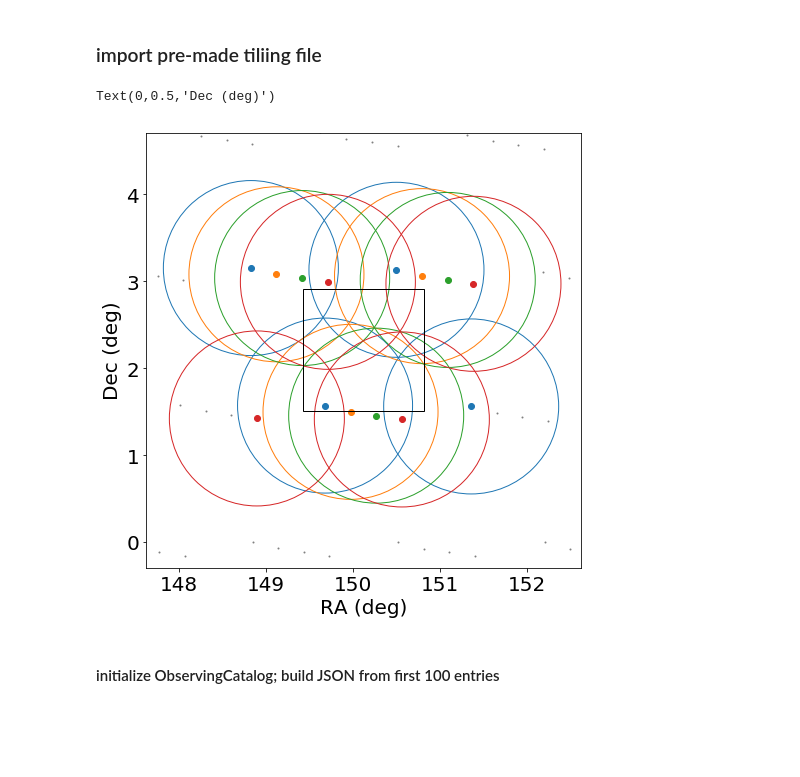
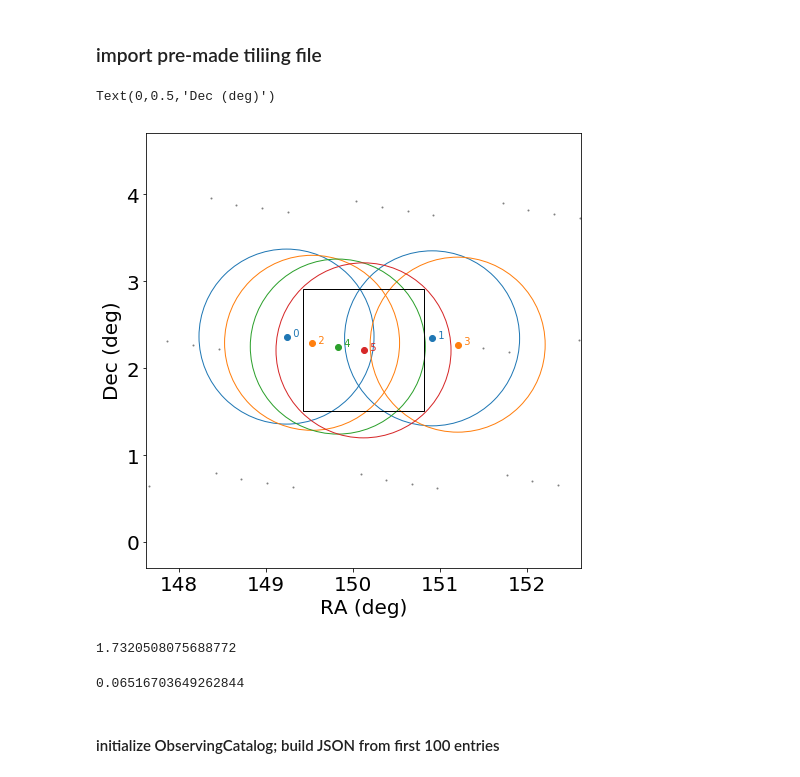
Before and after one commit to MerianSurvey/skipper, a Jupyter notebook: notebooks/JSONTest.ipynb, the cells around one changed output. Cells and saved outputs as stored; diff of their text form; code cells hidden in the pictures; blank space fills up the shorter version.

Commit message:
update with restricted COSMOS pointings

```diff
--- a/notebooks/JSONTest.ipynb
+++ b/notebooks/JSONTest.ipynb
@@ -19,6 +19,12 @@ pass_num2 = data2['PASS']
 ra2 = data2['RA']
 dec2 = data2['DEC']
 circle_radius = (3.18/np.pi)**0.5
+
+# \\ Add shift to center on COSMOS
+rashift = 0.4097
+decshift = -0.78789
+ra2 += rashift
+dec2 += decshift
 # %%
 # \\ COSMOS region
 center = coordinates.SkyCoord ("10h00m28.6s+02d12m21.0s")
@@ -60,32 +66,43 @@ def in_cosmos ( ra, dec, radius ):
 # %%
 fig = plt.figure ( figsize=(8,8))
 ax = plt.subplot(111, aspect='equal')
 rect = patches.Rectangle ( [center.ra.deg - size[0]/2, center.dec.deg - size[1]/2],
                           width = size[0],
                           height= size[1],
                          fc='None', ec='k')
 ax.scatter ( ra2, dec2, color='grey', s=1)
 
 ra_l = []
 dec_l = []
+jj = 0
 for ra,dec,passn in zip(ra2[in_cosmos_rough], dec2[in_cosmos_rough], pass_num2[in_cosmos_rough]):
-    if not in_cosmos(ra,dec,circle_radius):
+    if not in_cosmos(ra,dec,circle_radius*0.5):
         continue
     color = f'C{passn-1}'
     circ = patches.Circle ( [ra,dec], radius=circle_radius, fc='None', ec=color)
     ax.add_patch(circ)
     ax.scatter(ra,dec, color=color)
+    ax.text ( ra, dec, f'  {jj}', color=color, size=10 )
+    jj += 1
     ra_l.append(ra)
     dec_l.append(dec)
 ax.add_patch (rect)
 ax.set_xlim ( center.ra.deg - 2.5,  center.ra.deg  + 2.5)
 ax.set_ylim ( center.dec.deg- 2.5,  center.dec.deg + 2.5)
 
 ax.set_xlabel ( 'RA (deg)')
 ax.set_ylabel ('Dec (deg)')
 # %% [output]
 Text(0,0.5,'Dec (deg)')
-[figure, old version]
+[figure, new version]
+# %%
+np.sqrt(3.)
+# %% [output]
+1.7320508075688772
+# %%
+(1./3. * (np.arccos ( 0.5 ) - np.sqrt(3.)/4.))/np.pi
+# %% [output]
+0.06516703649262844
 # %% [markdown]
 #### initialize ObservingCatalog; build JSON from first 100 entries
 # %%
```
Also changed, not shown: parts of 3 cells of this notebook, 1 other file.
